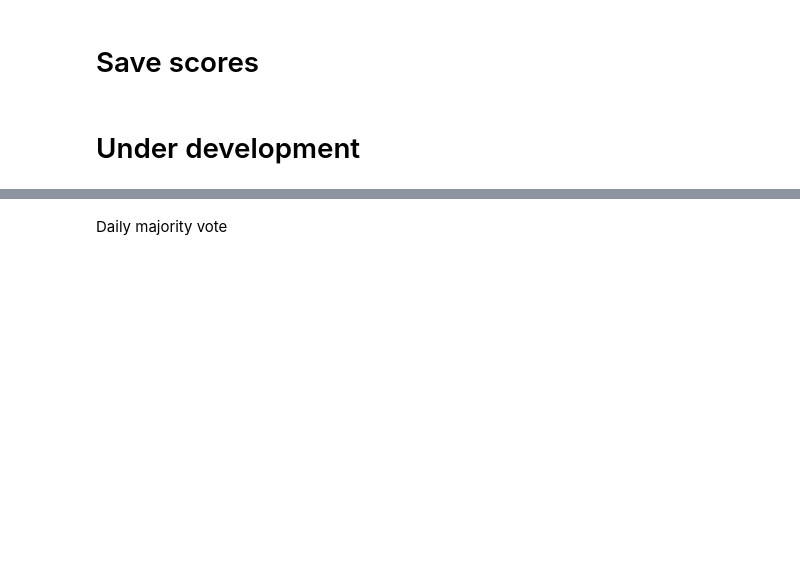
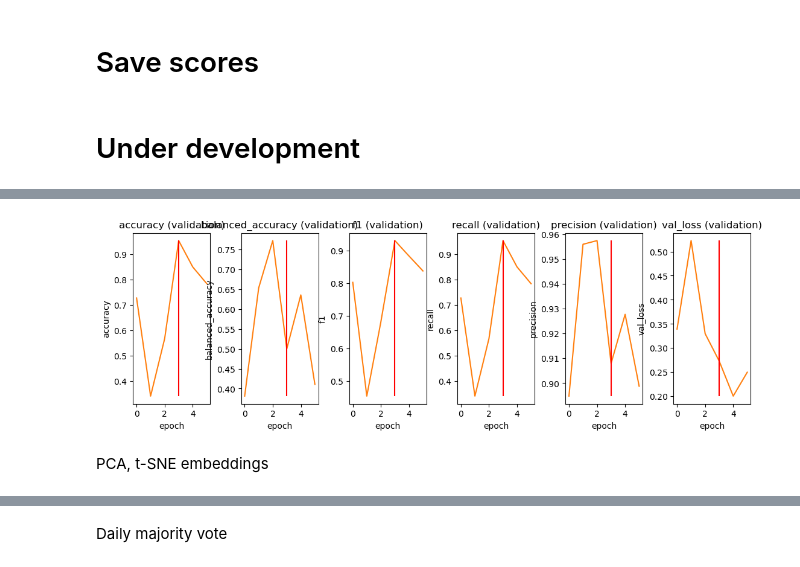
Before and after one commit to Yahnnosh/Sensor-Based-Modeling-of-Fatigue-Using-Transformer-Model, a Jupyter notebook: CNN.ipynb, the cells around one changed output, grey strips where cells are left out. Saved outputs shown, nothing was run; the diff lists cells and outputs as text; code cells hidden in the pictures; blank space fills up the shorter version.

```diff
--- a/CNN.ipynb
+++ b/CNN.ipynb
@@ -244,8 +244,8 @@ class CNN:
         """Resets model weights"""
         self.model = ConvNet()
 
-    def predict(self, test_indices):
-        """Predicts actual class labels (not logits/probability values!)"""
+    def predict(self, test_indices, logits=False):
+        """Predicts actual class labels by default (not logits/probability values)"""
         self.test_indices = test_indices
 
         # TODO: make more efficient
@@ -260,6 +260,9 @@ class CNN:
 
             y_pred[i] = logits_pred_i
 
+        if logits:
+            return y_pred
+
         y_probs = tf.math.sigmoid(y_pred) # logits to probs
         y_pred = tf.round(y_probs) # probs to labels
 
@@ -310,0 +530,27 @@ with open(f'{path_scores}/loso//{model_name}.txt', 'w') as dat:
+# %%
+# visualize
+# plot training curve
+plt.subplots_adjust(left=0.1,
+                    bottom=0.01,
+                    right=1.7,
+                    top=0.6,
+                    wspace=0.4,
+                    hspace=0.4)
+
+# mark best performing epoch
+best_model_epoch = np.argmax(history_val['f1'])
+
+metrics = history_val.keys()
+for i, metric in enumerate(metrics):
+    plt.subplot(1, 6, i + 1)
+    plt.plot(history_val[metric], color='C1')
+    plt.vlines(x=best_model_epoch, ymin=min(history_val[metric]), ymax=max(history_val[metric]), color='red')
+    plt.title(f'{metric} (validation)')
+    plt.ylabel(metric)
+    plt.xlabel('epoch')
+
+plt.show()
+# %% [output]
+[figure, added]
+# %% [markdown]
+PCA, t-SNE embeddings
```
Also changed, not shown: parts of 7 cells of this notebook, 4 other files.
